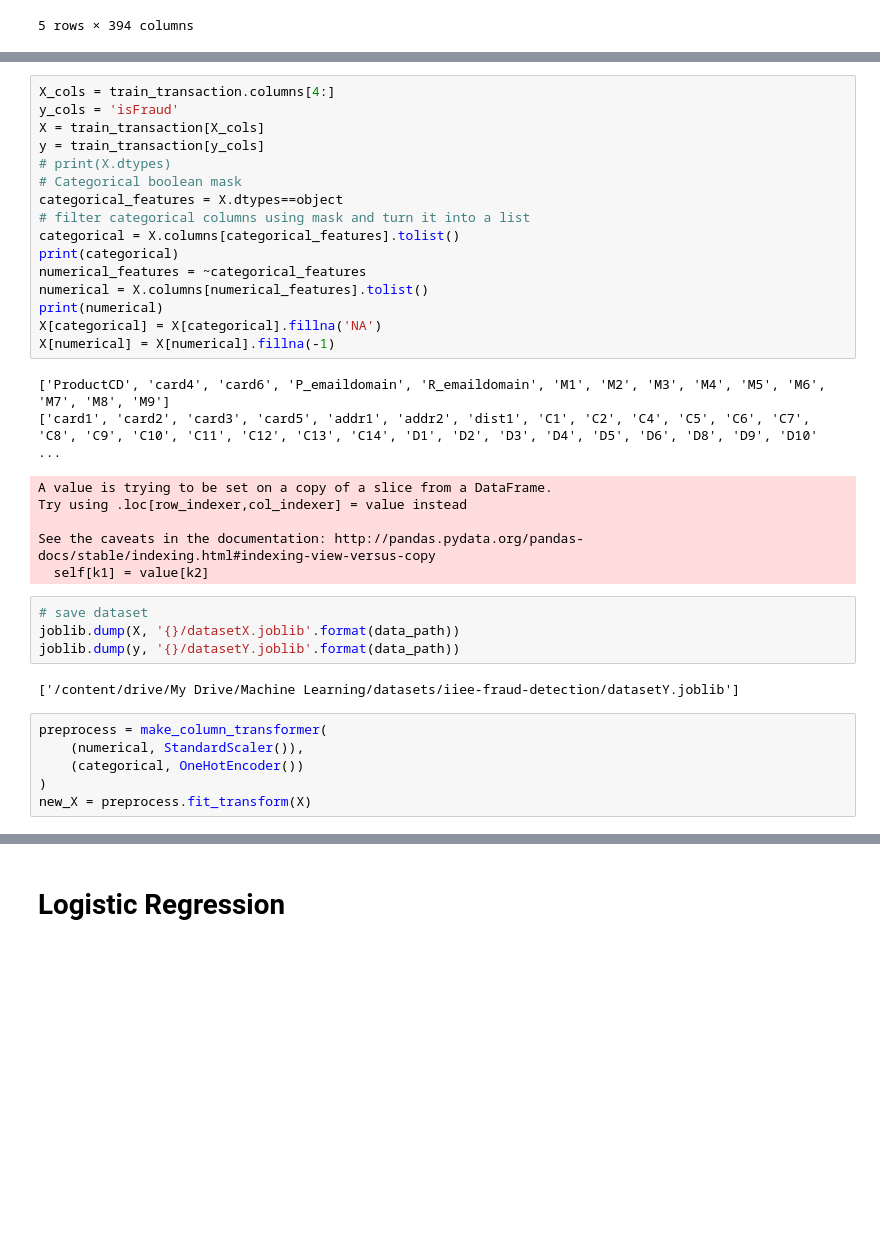
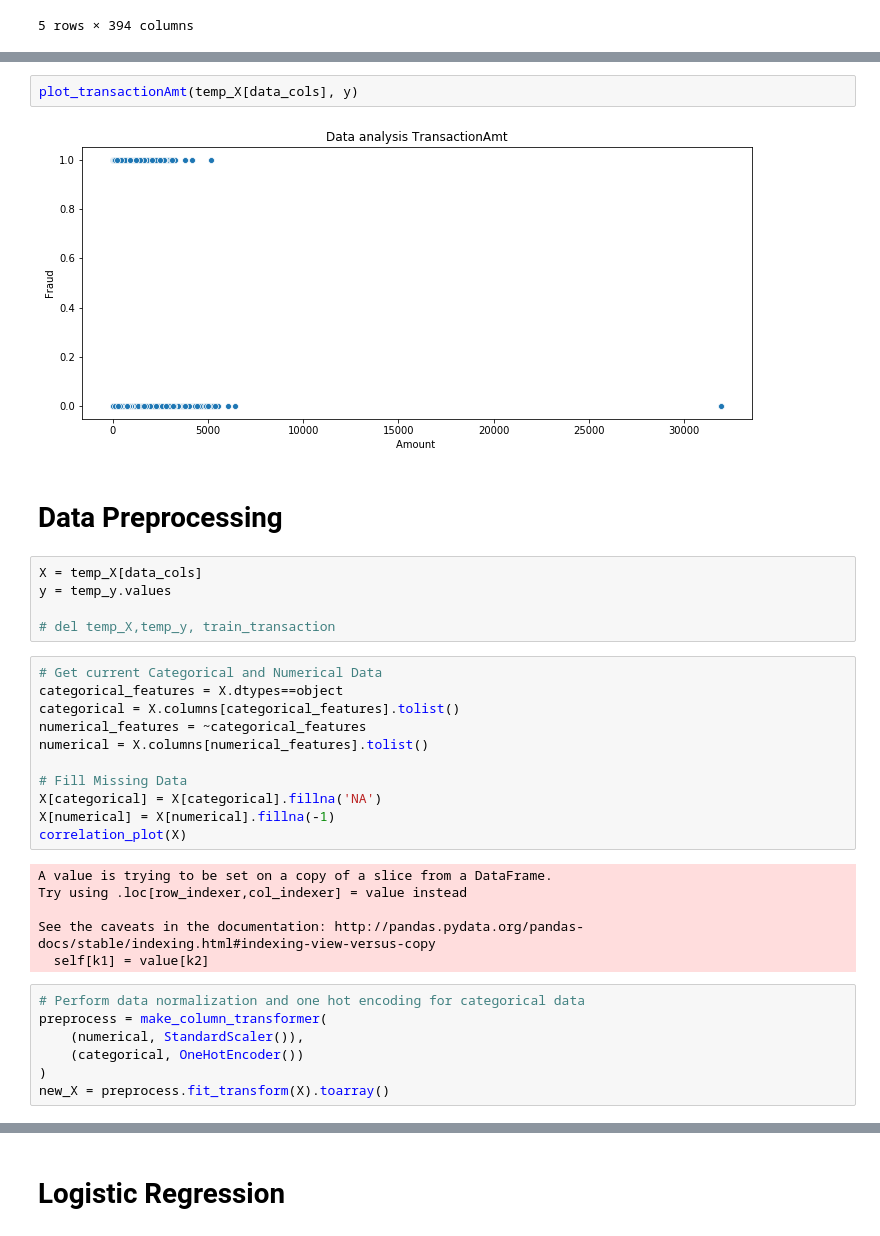
Before and after one commit to monanjo123/Fraud-Detection, a Jupyter notebook: Fraud Detection.ipynb, the cells around one changed output, grey strips where cells are left out. Cells and saved outputs as stored; diff of their text form; blank space fills up the shorter version.

```diff
--- a/Fraud Detection.ipynb
+++ b/Fraud Detection.ipynb
@@ -126,37 +178,36 @@ More than 90% repeated value: 57
+# %%
+plot_transactionAmt(temp_X[data_cols], y)
+# %% [output]
+[figure, added]
+# %% [markdown]
+# Data Preprocessing
+# %%
+X = temp_X[data_cols]
+y = temp_y.values
+
+# del temp_X,temp_y, train_transaction
 # %%
-X_cols = train_transaction.columns[4:]
-y_cols = 'isFraud'
-X = train_transaction[X_cols]
-y = train_transaction[y_cols]
-# print(X.dtypes)
-# Categorical boolean mask
+# Get current Categorical and Numerical Data
 categorical_features = X.dtypes==object
-# filter categorical columns using mask and turn it into a list
 categorical = X.columns[categorical_features].tolist()
-print(categorical)
 numerical_features = ~categorical_features
 numerical = X.columns[numerical_features].tolist()
-print(numerical)
+
+# Fill Missing Data
 X[categorical] = X[categorical].fillna('NA')
 X[numerical] = X[numerical].fillna(-1)
+correlation_plot(X)
 # %% [output]
-['ProductCD', 'card4', 'card6', 'P_emaildomain', 'R_emaildomain', 'M1', 'M2', 'M3', 'M4', 'M5', 'M6', 'M7', 'M8', 'M9']
-['card1', 'card2', 'card3', 'card5', 'addr1', 'addr2', 'dist1', 'C1', 'C2', 'C4', 'C5', 'C6', 'C7', 'C8', 'C9', 'C10', 'C11', 'C12', 'C13', 'C14', 'D1', 'D2', 'D3', 'D4', 'D5', 'D6', 'D8', 'D9', 'D10' ...
+A value is trying to be set on a copy of a slice from a DataFrame.
+Try using .loc[row_indexer,col_indexer] = value instead
+
+See the caveats in the documentation: http://pandas.pydata.org/pandas-docs/stable/indexing.html#indexing-view-versus-copy
+  self[k1] = value[k2]
-A value is trying to be set on a copy of a slice from a DataFrame.
-Try using .loc[row_indexer,col_indexer] = value instead
-
-See the caveats in the documentation: http://pandas.pydata.org/pandas-docs/stable/indexing.html#indexing-view-versus-copy
-  self[k1] = value[k2]
-# %%
-# save dataset
-joblib.dump(X, '{}/datasetX.joblib'.format(data_path))
-joblib.dump(y, '{}/datasetY.joblib'.format(data_path))
-# %% [output]
-['/content/drive/My Drive/Machine Learning/datasets/iiee-fraud-detection/datasetY.joblib']
 # %%
+# Perform data normalization and one hot encoding for categorical data
 preprocess = make_column_transformer(
     (numerical, StandardScaler()),
     (categorical, OneHotEncoder())
 )
-new_X = preprocess.fit_transform(X)
+new_X = preprocess.fit_transform(X).toarray()
 # %%
```
Also changed, not shown: parts of 23 cells of this notebook.
